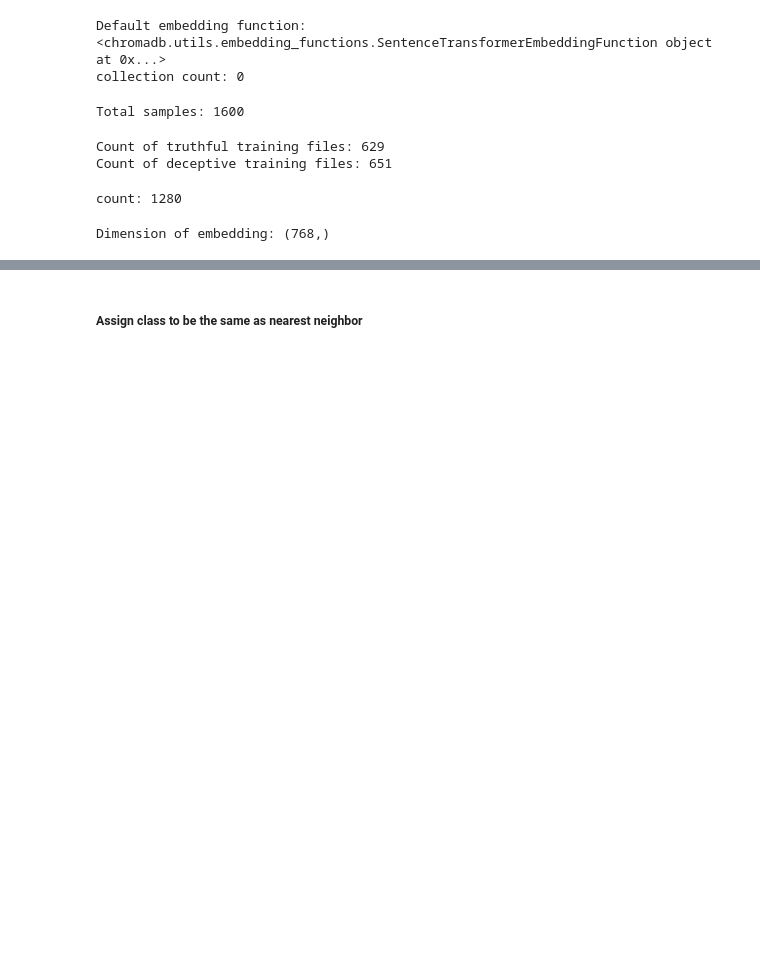
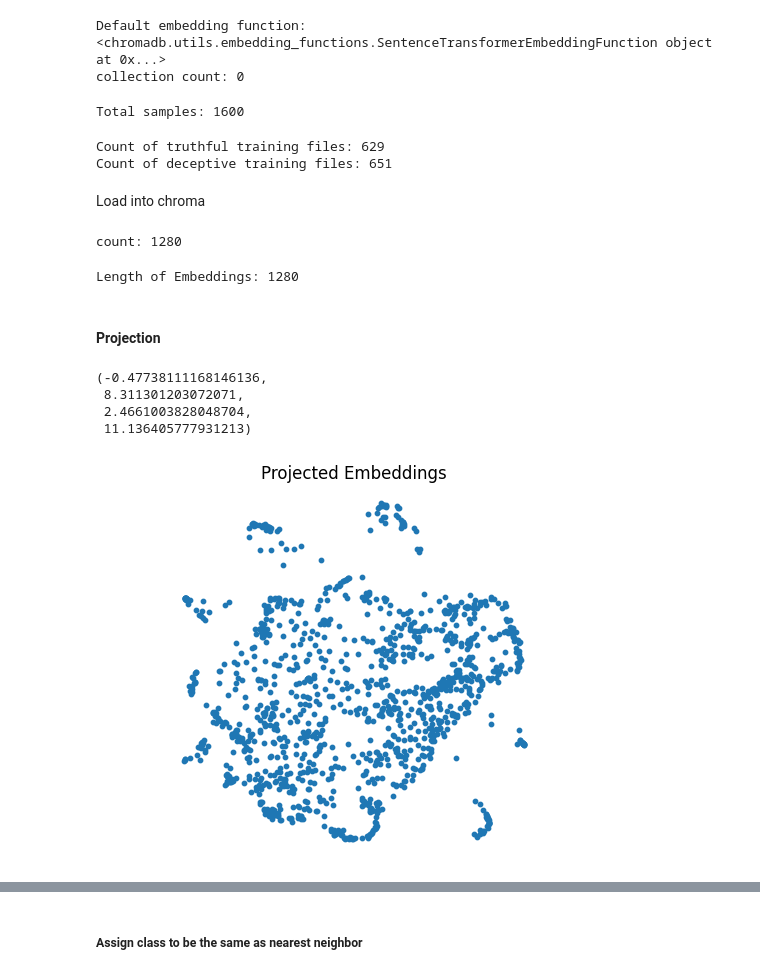
Before and after one commit to aurotripathy/deception-detect-w-llm, a Jupyter notebook: spam-expts/spam-dataset-embeddings.ipynb, the cells around one changed output, grey strips where cells are left out. Saved outputs shown, nothing was run; the diff lists cells and outputs as text; code cells hidden in the pictures; blank space fills up the shorter version.

```diff
--- a/spam-expts/spam-dataset-embeddings.ipynb
+++ b/spam-expts/spam-dataset-embeddings.ipynb
@@ -104,6 +104,8 @@ deceptive_mean_embedding = get_mean_embedding(train_files_deceptive)
 # %% [output]
 Count of truthful training files: 629
 Count of deceptive training files: 651
+# %% [markdown]
+Load into chroma
 # %%
 # do this only once
 base = 100
@@ -122,11 +124,37 @@ print(f'count: {collection.count()}')
 # %% [output]
 count: 1280
 # %%
+import json
 # collection.get()
 # Only get documents and ids
-retrieve = collection.get(include=[ "embeddings" ])
-mean_embedding_of_set = np.mean(retrieve["embeddings"], axis=0)
-print(f'Dimension of embedding: {mean_embedding_of_set.shape}')
+embeddings = collection.get(include=[ "embeddings" ])["embeddings"]
+print(f'Length of Embeddings: {len(embeddings)}')
+# mean_embedding_of_set = np.mean(embeddings["embeddings"], axis=0)
+# print(f'Dimension of mean embedding: {mean_embedding_of_set.shape}')
 # print(mean_embedding_of_set)
+# print(f'Type of embeddings: {embeddings}')
 # %% [output]
-Dimension of embedding: (768,)
+Length of Embeddings: 1280
+# %% [markdown]
+#### Projection
+# %%
+# import umap
+import umap.umap_ as umap
+from helper_utils import project_embeddings
+
+umap_transform = umap.UMAP(random_state=0, transform_seed=0).fit(embeddings)
+projected_dataset_embeddings = project_embeddings(embeddings, umap_transform)
+# %%
+import matplotlib.pyplot as plt
+
+plt.figure()
+plt.scatter(projected_dataset_embeddings[:, 0], projected_dataset_embeddings[:, 1], s=10)
+plt.gca().set_aspect('equal', 'datalim')
+plt.title('Projected Embeddings')
+plt.axis('off')
+# %% [output]
+(-0.47738111168146136,
+ 8.311301203072071,
+ 2.4661003828048704,
+ 11.136405777931213)
+[figure, added]
```
Also changed, not shown: parts of 8 cells of this notebook.
